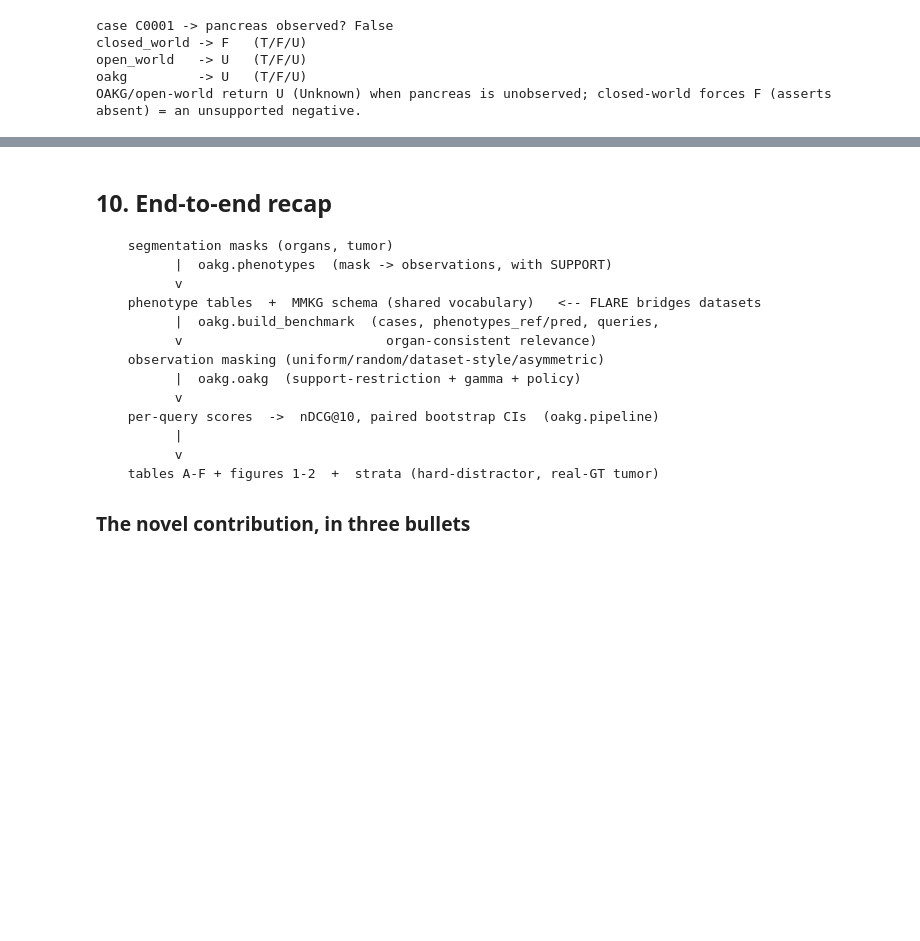
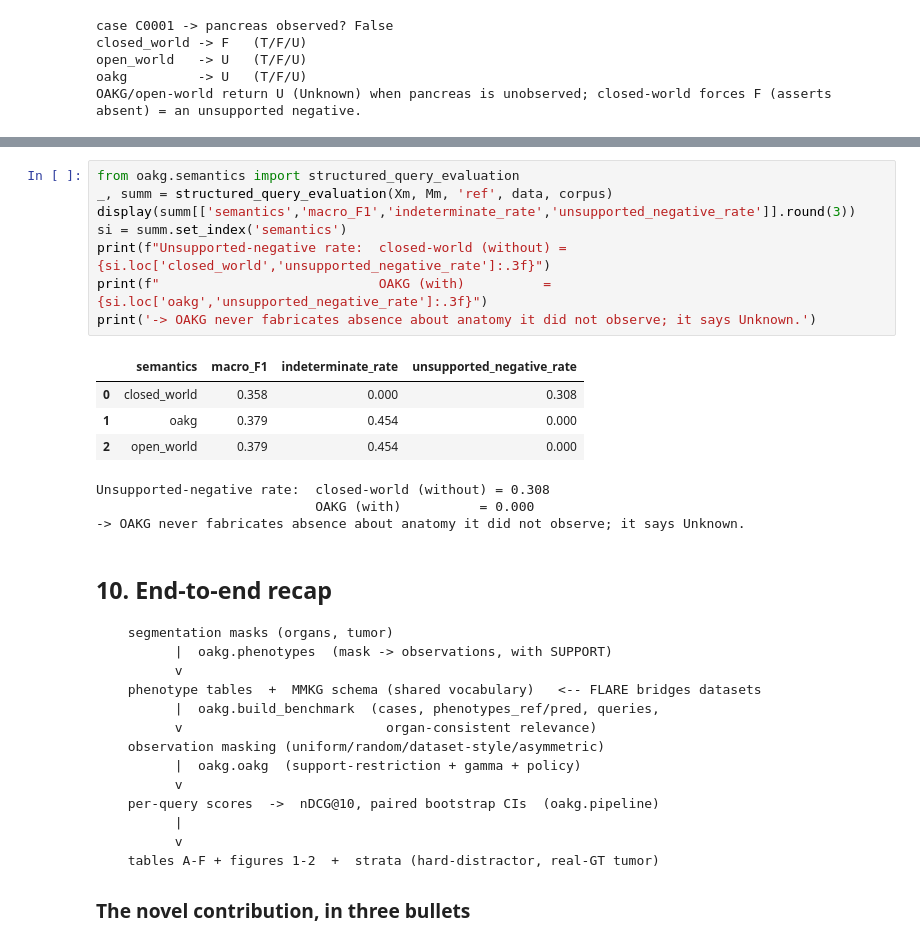
Before and after one commit to UDIDAS/SWOG, a Jupyter notebook: notebooks/OAKG_Tutorial_Walkthrough.ipynb, the cells around one changed output, grey strips where cells are left out. Cells and saved outputs as stored; diff of their text form; blank space fills up the shorter version.

```diff
--- a/notebooks/OAKG_Tutorial_Walkthrough.ipynb
+++ b/notebooks/OAKG_Tutorial_Walkthrough.ipynb
@@ -292,3 +364,19 @@ OAKG/open-world return U (Unknown) when pancreas is unobserved; closed-world for
+# %%
+from oakg.semantics import structured_query_evaluation
+_, summ = structured_query_evaluation(Xm, Mm, 'ref', data, corpus)
+display(summ[['semantics','macro_F1','indeterminate_rate','unsupported_negative_rate']].round(3))
+si = summ.set_index('semantics')
+print(f"Unsupported-negative rate:  closed-world (without) = {si.loc['closed_world','unsupported_negative_rate']:.3f}")
+print(f"                            OAKG (with)          = {si.loc['oakg','unsupported_negative_rate']:.3f}")
+print('-> OAKG never fabricates absence about anatomy it did not observe; it says Unknown.')
+# %% [output]
+|  | semantics | macro_F1 | indeterminate_rate | unsupported_negative_rate |
+| 0 | closed_world | 0.358 | 0.000 | 0.308 |
+| 1 | oakg | 0.379 | 0.454 | 0.000 |
+| 2 | open_world | 0.379 | 0.454 | 0.000 |
+Unsupported-negative rate:  closed-world (without) = 0.308
+                            OAKG (with)          = 0.000
+-> OAKG never fabricates absence about anatomy it did not observe; it says Unknown.
 # %% [markdown]
 ## 10. End-to-end recap
 
```
Also changed, not shown: parts of 5 cells of this notebook.
